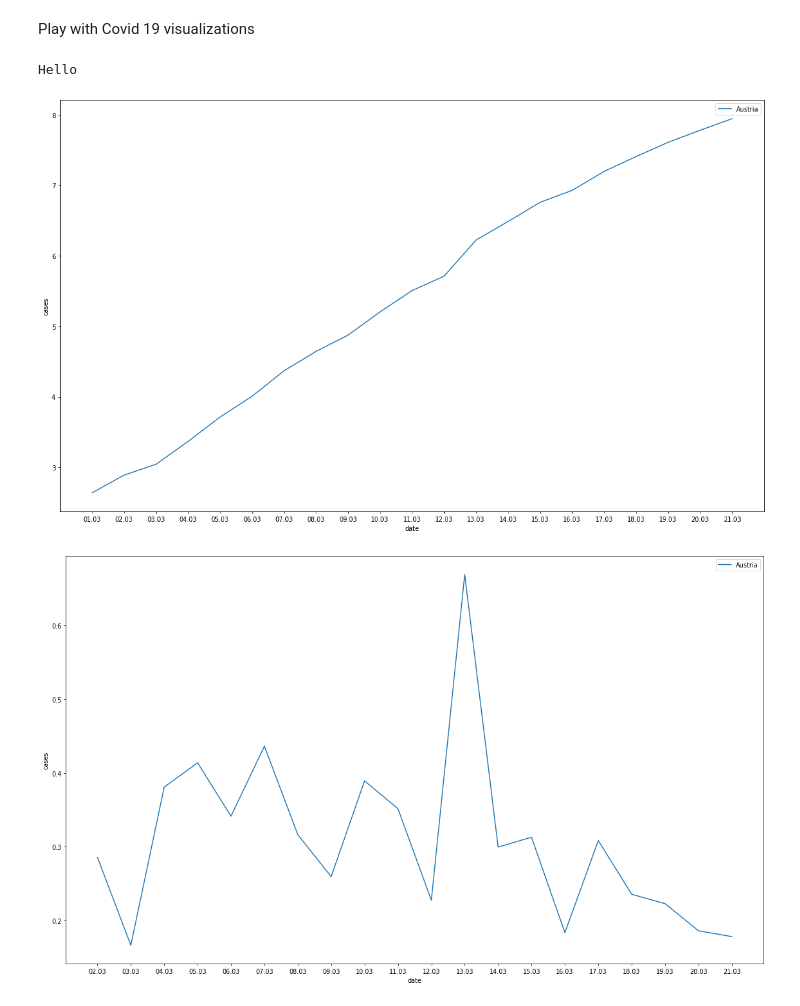
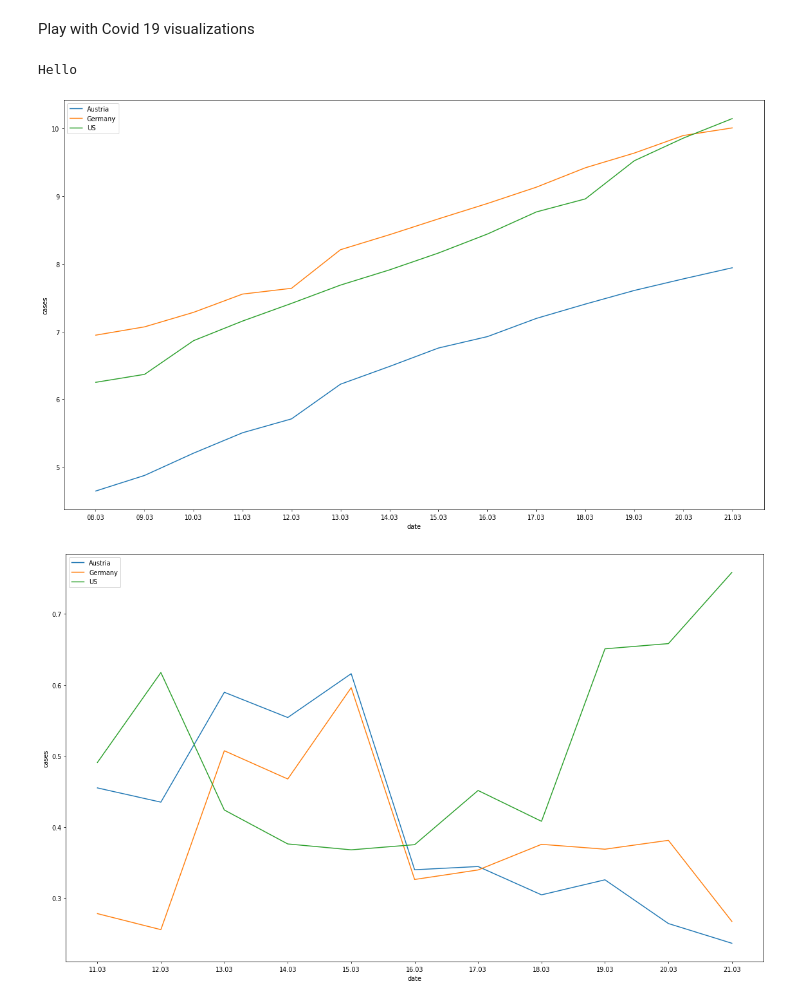
Before and after one commit to human-centered-ai-lab/app-covid-19-playground, a Jupyter notebook: covid_19_playground.ipynb, the cells around one changed output. Drawn from its saved outputs; the diff is of its cells as text; code cells hidden in the pictures.

```diff
--- a/covid_19_playground.ipynb
+++ b/covid_19_playground.ipynb
@@ -30,7 +30,7 @@ plt.figure( figsize=(width_in_inches, height_in_inches), dpi=dots_per_inch)
 
 countriesOfInterest = ['Austria', 'Belgium','Czechia', 'Denmark', 'Finland', 'France', 'Germany', 'Hungary',  'Malta','Netherlands',  'Portugal', 'Slovakia', 'Slovenia', 'Sweden', 'Switzerland', 'US', 'United Kingdom']
 countriesOfInterest = ['Austria',  'Germany',  'US']
-countriesOfInterest = ['Austria']
+
 
 
 print ("Hello")
@@ -40,7 +40,7 @@ data = r.json()
 
 countries = data.keys()
 
-start_date = date(2020, 3, 1)
+start_date = date(2020, 3, 8)
 end_date   = date(2020, 3, 22)
 
 datesToInspect = []
@@ -76,7 +76,7 @@ plt.show()
 
 plt.figure( figsize=(width_in_inches, height_in_inches), dpi=dots_per_inch)
 numberOfDays = len(datesToInspect)
-offset = 1
+offset = 3
 for c in countriesOfInterest:
   y_axis_data = [];
   for dataindex in range(numberOfDays-offset):
@@ -84,32 +84,32 @@ for c in countriesOfInterest:
     datastring = datesToInspect[dataindex]
     cc1 = 0
     cc2 = 0
     for daydata in datafromonecontry:
       if daydata['date'] == datastring:
           cc1 = daydata['confirmed']
     datastring = datesToInspect[dataindex+offset]
     for daydata in datafromonecontry:
       if daydata['date'] == datastring:
           cc2 = daydata['confirmed']
     if cc2 == 0:
       v = 0
     else:
       v = (cc2-cc1) / cc1  / offset
     y_axis_data.append(v)
 
   y_axis_data_average = moving_average (y_axis_data)
 
   lines, = plt.plot(x_axis_data[offset:],  y_axis_data, label=c)
 
   labels.append (c)
   plt.legend()
 
 plt.xlabel("date")
 plt.ylabel("cases")
 
 
 plt.show()
 # %% [output]
 Hello
-[figure, old version]
+[figure, new version]
-[figure, old version]
+[figure, new version]
```
